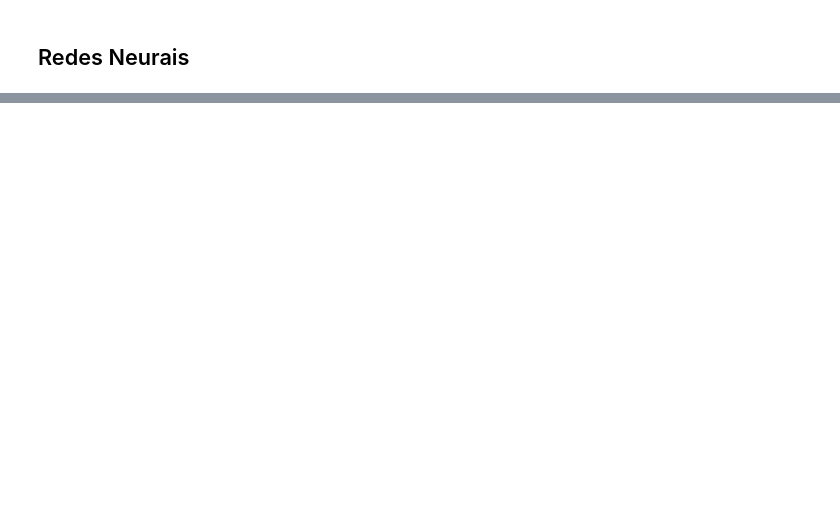
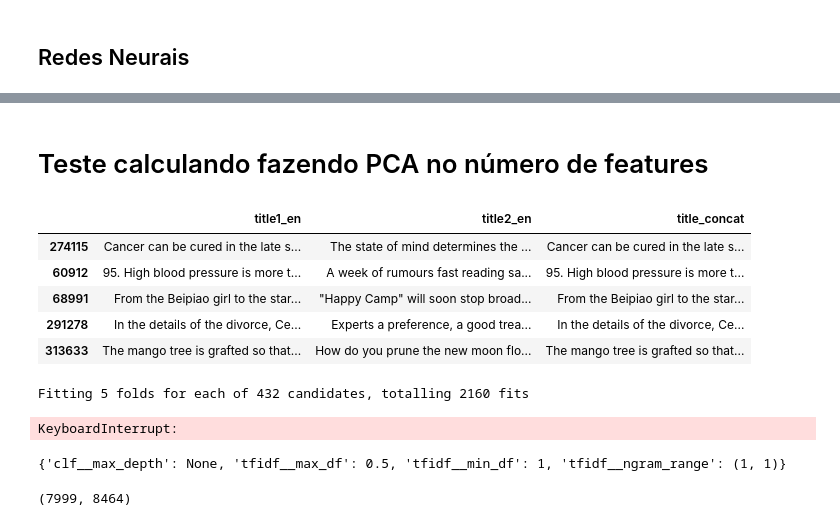
Before and after one commit to erickbonas/projetofinal, a Jupyter notebook: tfidf_n_gramas_smoteen.ipynb, the cells around one changed output, grey strips where cells are left out. Saved outputs shown, nothing was run; the diff lists cells and outputs as text; code cells hidden in the pictures; blank space fills up the shorter version.

```diff
--- a/tfidf_n_gramas_smoteen.ipynb
+++ b/tfidf_n_gramas_smoteen.ipynb
@@ -362,0 +356,38 @@ Exemplo no tensorflow: https://keras.io/examples/vision/siamese_contrastive/
+# %% [markdown]
+# Teste calculando fazendo PCA no número de features
+# %%
+x_train['title_concat'] = x_train['title1_en'] + x_train['title2_en']
+x_train.head()
+# %% [output]
+|  | title1_en | title2_en | title_concat |
+| 274115 | Cancer can be cured in the late s... | The state of mind determines the ... | Cancer can be cured in the late s... |
+| 60912 | 95. High blood pressure is more t... | A week of rumours fast reading sa... | 95. High blood pressure is more t... |
+| 68991 | From the Beipiao girl to the star... | "Happy Camp" will soon stop broad... | From the Beipiao girl to the star... |
+| 291278 | In the details of the divorce, Ce... | Experts a preference, a good trea... | In the details of the divorce, Ce... |
+| 313633 | The mango tree is grafted so that... | How do you prune the new moon flo... | The mango tree is grafted so that... |
+# %%
+from sklearn.pipeline import Pipeline
+
+pipeline = Pipeline([
+    ('tfidf', TfidfVectorizer(stop_words='english', strip_accents='unicode' )),
+    ('clf', RandomForestClassifier(oob_score=True, n_jobs=-1, class_weight='balanced')),
+])
+
+parameters = {
+    'tfidf__max_df': (0.25, 0.5, 0.75),
+    'tfidf__min_df': (1, 10, 100, 1000),
+    'tfidf__ngram_range': [(1, 1), (1, 2), (1, 3)],
+    'clf__max_depth': [None, 10, 20, 50],
+    'clf__n_estimators': [400, 600, 800]
+}
+grid_search_tune = GridSearchCV(pipeline, parameters, cv=5, n_jobs=2, verbose=3)
+grid_search_tune.fit(x_train['title_concat'], y_train)
+print("Best parameters set:")
+print(grid_search_tune.best_estimator_)
+# %% [output]
+Fitting 5 folds for each of 432 candidates, totalling 2160 fits
+KeyboardInterrupt:
+# %%
+print(grid_search_tune.best_params_)
+# %% [output]
+{'clf__max_depth': None, 'tfidf__max_df': 0.5, 'tfidf__min_df': 1, 'tfidf__ngram_range': (1, 1)}
@@ -362,0 +409,4 @@ Exemplo no tensorflow: https://keras.io/examples/vision/siamese_contrastive/
+# %%
+x_train.shape
+# %% [output]
+(7999, 8464)
```
Also changed, not shown: parts of 38 cells of this notebook.
